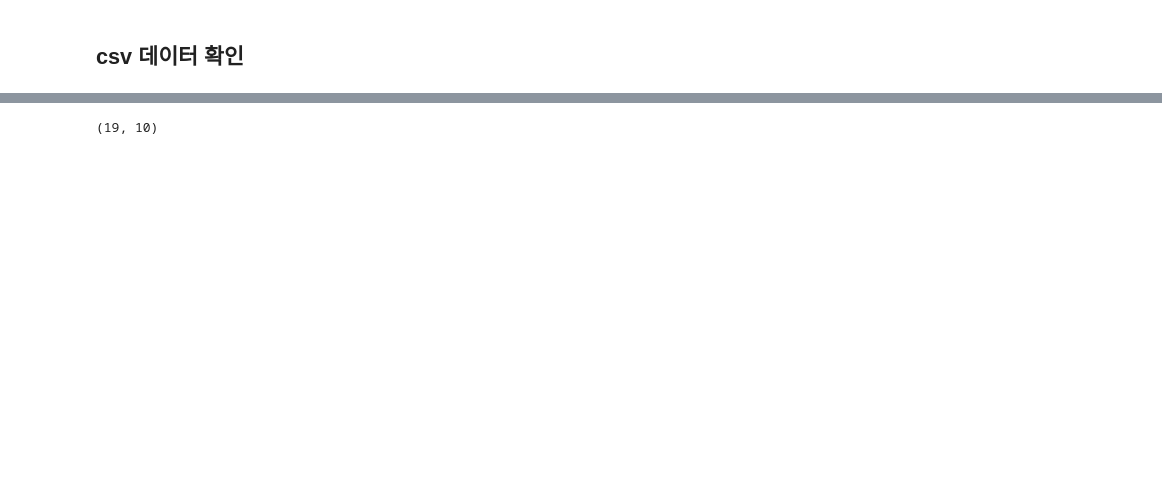
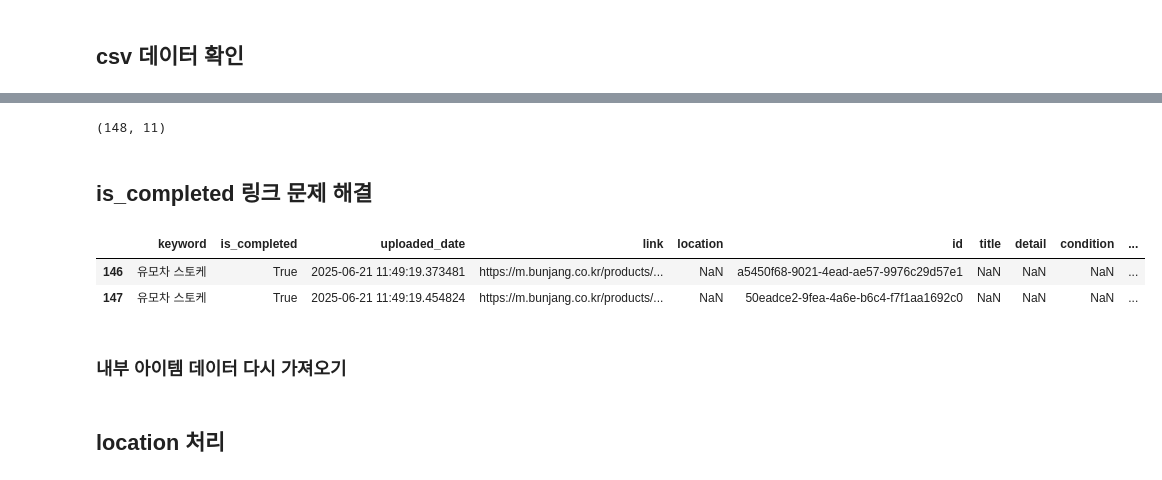
Before and after one commit to walker0625/second-handed-strollers-price-predict-project-mldl, a Jupyter notebook: src/bungaejangter_item_crawlling.ipynb, the cells around one changed output, grey strips where cells are left out. Drawn from its saved outputs; the diff is of its cells as text; code cells hidden in the pictures; blank space fills up the shorter version.

```diff
--- a/src/bungaejangter_item_crawlling.ipynb
+++ b/src/bungaejangter_item_crawlling.ipynb
@@ -283,5 +302,5 @@ for keyword in keyword_list:
 # %% [markdown]
 ## csv 데이터 확인
 # %%
-df = pd.read_csv(r"C:/Potenup/SecondHanded-Strollers-PredictedPrice/data/raw/bungaejangter.csv", encoding="utf-8", engine="python", on_bad_lines="warn")
+df = pd.read_csv(r"../data/raw/bungaejangter.csv", encoding="utf-8", engine="python", on_bad_lines="warn")
 # %%
@@ -296,4 +311,14 @@ df.head()
 # %%
 df.shape
 # %% [output]
-(19, 10)
+(148, 11)
+# %% [markdown]
+## is_completed 링크 문제 해결
+# %%
+df.loc[df['is_completed']]
+# %% [output]
+|  | keyword | is_completed | uploaded_date | link | location | id | title | detail | condition | ... |
+| 146 | 유모차 스토케 | True | 2025-06-21 11:49:19.373481 | https://m.bunjang.co.kr/products/... | NaN | a5450f68-9021-4ead-ae57-9976c29d57e1 | NaN | NaN | NaN | ... |
+| 147 | 유모차 스토케 | True | 2025-06-21 11:49:19.454824 | https://m.bunjang.co.kr/products/... | NaN | 50eadce2-9fea-4a6e-b6c4-f7f1aa1692c0 | NaN | NaN | NaN | ... |
+# %% [markdown]
+### 내부 아이템 데이터 다시 가져오기
@@ -299,0 +350,2 @@ df.shape
+# %% [markdown]
+## location 처리
```
Also changed, not shown: parts of 10 cells of this notebook, 1 other file.
